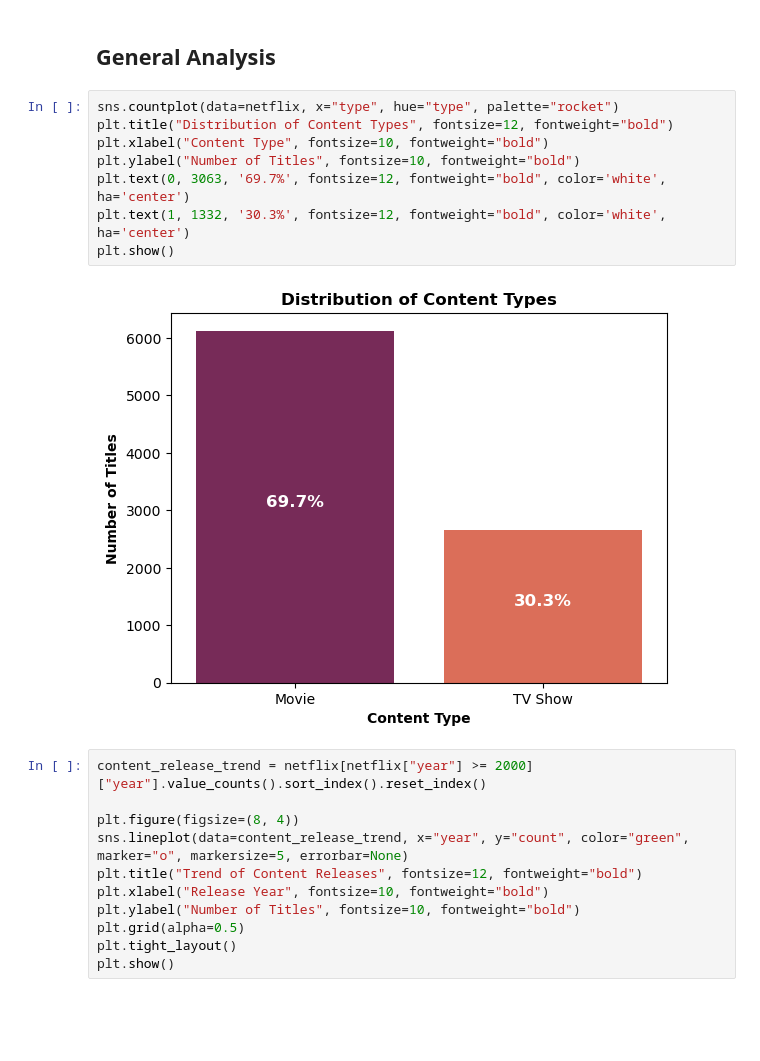
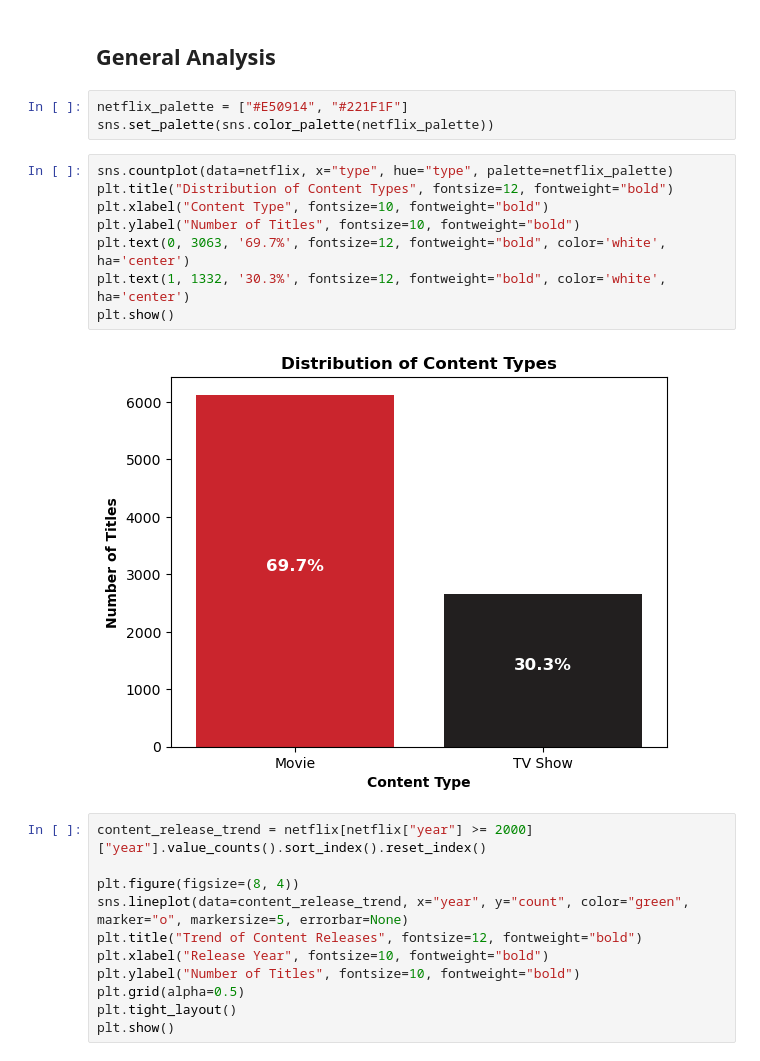
Before and after one commit to berkaygirgin/netflix-data-analysis, a Jupyter notebook: notebook/netflix_analysis.ipynb, the cells around one changed output. Drawn from its saved outputs; the diff is of its cells as text; blank space fills up the shorter version.

Commit message:
Update notebook: Data Visualization

```diff
--- a/notebook/netflix_analysis.ipynb
+++ b/notebook/netflix_analysis.ipynb
@@ -146,16 +146,19 @@ netflix["genre"] = netflix["genre"].str.split(", ")
 ___
 # %% [markdown]
 ## General Analysis
+# %%
+netflix_palette = ["#E50914", "#221F1F"]
+sns.set_palette(sns.color_palette(netflix_palette))
 # %%
-sns.countplot(data=netflix, x="type", hue="type", palette="rocket")
+sns.countplot(data=netflix, x="type", hue="type", palette=netflix_palette)
 plt.title("Distribution of Content Types", fontsize=12, fontweight="bold")
 plt.xlabel("Content Type", fontsize=10, fontweight="bold")
 plt.ylabel("Number of Titles", fontsize=10, fontweight="bold")
 plt.text(0, 3063, '69.7%', fontsize=12, fontweight="bold", color='white', ha='center')
 plt.text(1, 1332, '30.3%', fontsize=12, fontweight="bold", color='white', ha='center')
 plt.show()
 # %% [output]
-[figure, old version]
+[figure, new version]
 # %%
 content_release_trend = netflix[netflix["year"] >= 2000]["year"].value_counts().sort_index().reset_index()
 
```
Also changed, not shown: parts of 6 cells of this notebook.
